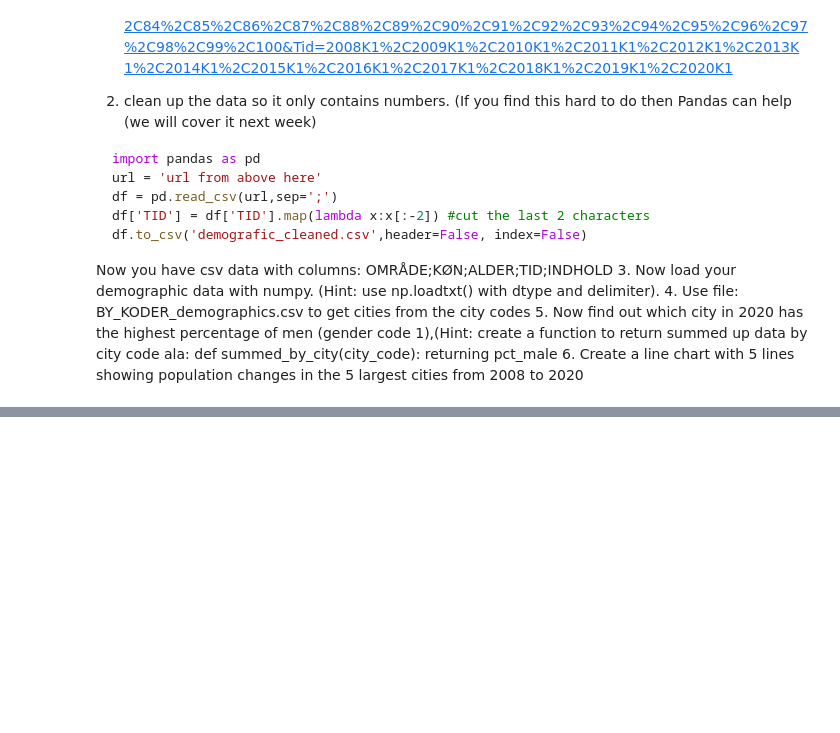
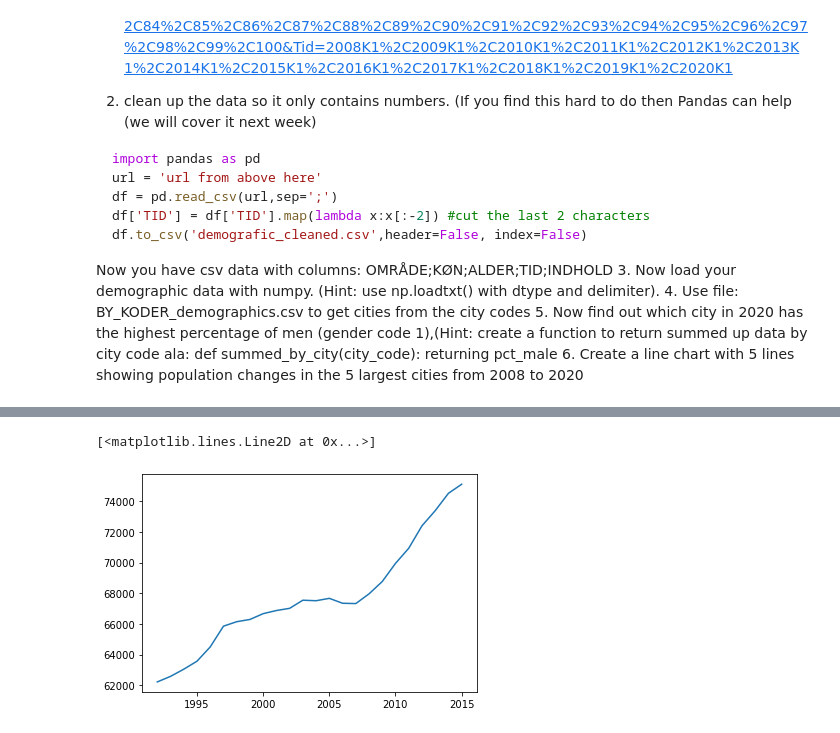
Before and after one commit to Bloom9900/python_handins, a Jupyter notebook: Week_4.ipynb, the cells around one changed output, grey strips where cells are left out. Cells and saved outputs as stored; diff of their text form; code cells hidden in the pictures; blank space fills up the shorter version.

```diff
--- a/Week_4.ipynb
+++ b/Week_4.ipynb
@@ -80,0 +133,5 @@ print(np.sum(statkode[above_65_in_2015_mask][:,4]))
+# %%
+plt.plot(years, østerbro_amount_people)
+# %% [output]
+[<matplotlib.lines.Line2D at 0x...>]
+[figure, added]
```
Also changed, not shown: parts of 3 cells of this notebook.
